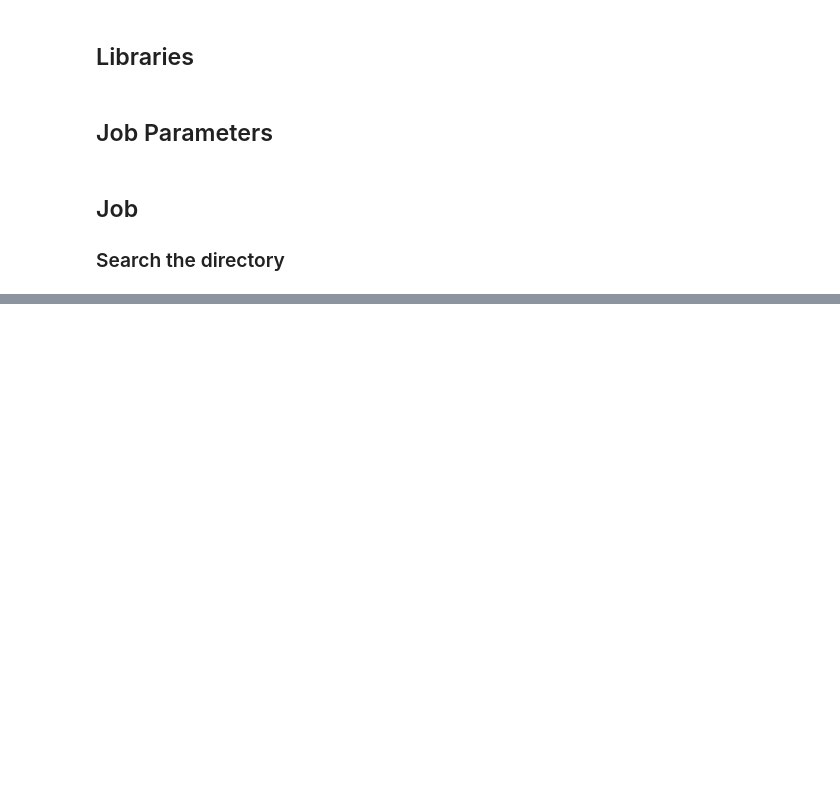
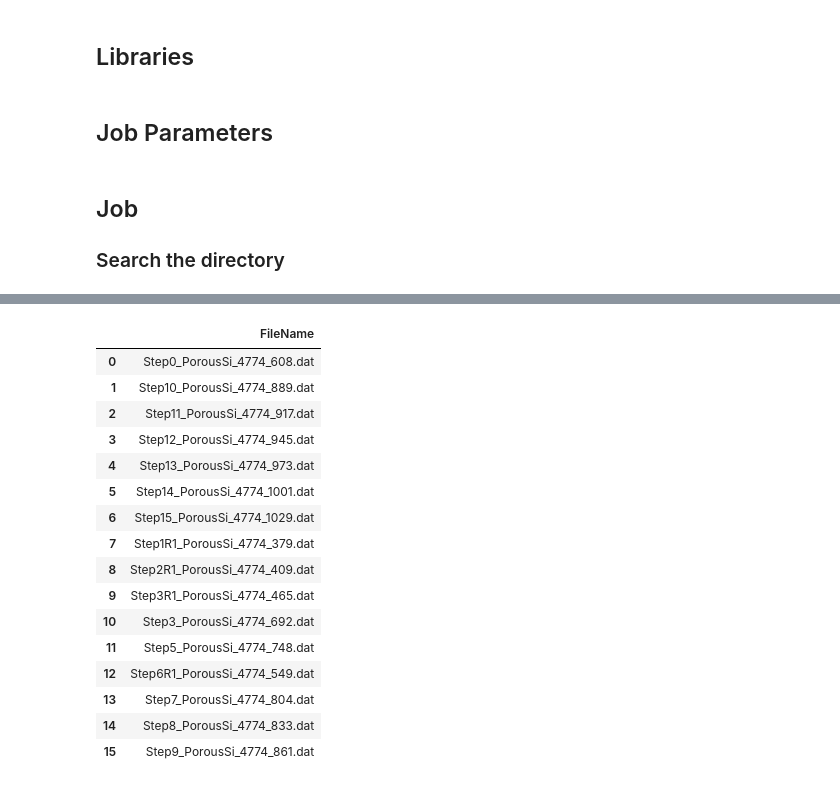
Before and after one commit to EikeGericke/pyASAXS, a Jupyter notebook: ASAXS_Invariant.ipynb, the cells around one changed output, grey strips where cells are left out. Cells and saved outputs as stored; diff of their text form; code cells hidden in the pictures; blank space fills up the shorter version.

```diff
--- a/ASAXS_Invariant.ipynb
+++ b/ASAXS_Invariant.ipynb
@@ -206,0 +218,20 @@ outputFrame
+# %%
+dF
+# %% [output]
+|  | FileName |
+| 0 | Step0_PorousSi_4774_608.dat |
+| 1 | Step10_PorousSi_4774_889.dat |
+| 2 | Step11_PorousSi_4774_917.dat |
+| 3 | Step12_PorousSi_4774_945.dat |
+| 4 | Step13_PorousSi_4774_973.dat |
+| 5 | Step14_PorousSi_4774_1001.dat |
+| 6 | Step15_PorousSi_4774_1029.dat |
+| 7 | Step1R1_PorousSi_4774_379.dat |
+| 8 | Step2R1_PorousSi_4774_409.dat |
+| 9 | Step3R1_PorousSi_4774_465.dat |
+| 10 | Step3_PorousSi_4774_692.dat |
+| 11 | Step5_PorousSi_4774_748.dat |
+| 12 | Step6R1_PorousSi_4774_549.dat |
+| 13 | Step7_PorousSi_4774_804.dat |
+| 14 | Step8_PorousSi_4774_833.dat |
+| 15 | Step9_PorousSi_4774_861.dat |
```
Also changed, not shown: parts of 3 cells of this notebook, 2 other files.
